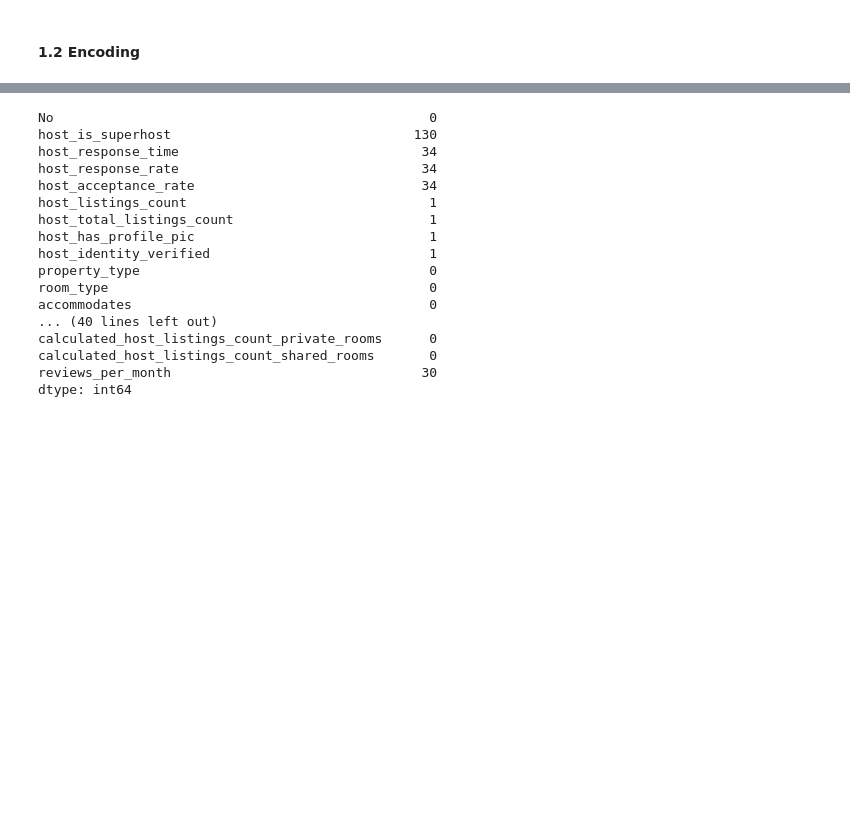
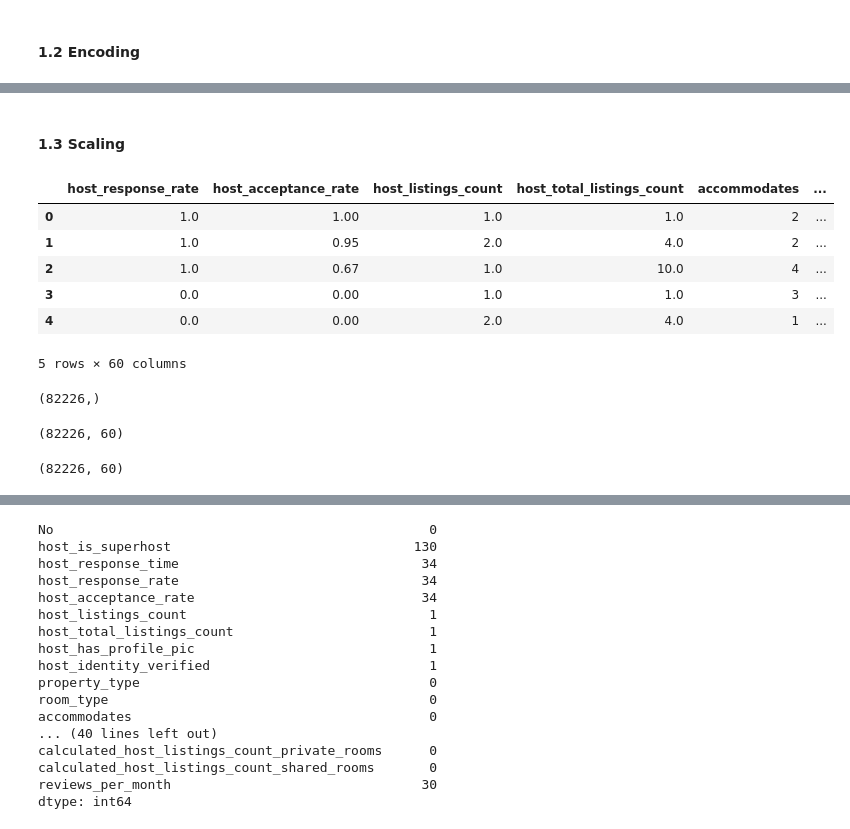
Before and after one commit to jimin3227/business_analytics_airbnb2, a Jupyter notebook: airbnb_classification.ipynb, the cells around one changed output, grey strips where cells are left out. Saved outputs shown, nothing was run; the diff lists cells and outputs as text; code cells hidden in the pictures; blank space fills up the shorter version.

```diff
--- a/airbnb_classification.ipynb
+++ b/airbnb_classification.ipynb
@@ -411,0 +436,3 @@ df2.shape
+# %%
+# Count the amenities for each listing
+df3['amenities'] = df3['amenities'].apply(lambda x: len(x.split(',')))
@@ -411,0 +448,8 @@ df2.shape
+# %%
+# Columns that are categorical and need encoding
+cat_cols = [ 'host_response_time',
+ 'host_has_profile_pic',
+ 'host_identity_verified',
+ 'room_type',
+ 'instant_bookable']
+cat_cols
@@ -411,0 +462,2 @@ df2.shape
+# %%
+df3 = pd.get_dummies(df3, columns = cat_cols, dtype=int,drop_first=True)
@@ -411,0 +478,2 @@ df2.shape
+# %% [markdown]
+#### 1.3 Scaling
@@ -411,0 +482,21 @@ df2.shape
+# %%
+y = df3.iloc[:, 0]
+x = df3.iloc[:, 1:]
+# %%
+x.head()
+# %% [output]
+|  | host_response_rate | host_acceptance_rate | host_listings_count | host_total_listings_count | accommodates | ... |
+| 0 | 1.0 | 1.00 | 1.0 | 1.0 | 2 | ... |
+| 1 | 1.0 | 0.95 | 2.0 | 4.0 | 2 | ... |
+| 2 | 1.0 | 0.67 | 1.0 | 10.0 | 4 | ... |
+| 3 | 0.0 | 0.00 | 1.0 | 1.0 | 3 | ... |
+| 4 | 0.0 | 0.00 | 2.0 | 4.0 | 1 | ... |
+5 rows × 60 columns
+# %%
+y.shape
+# %% [output]
+(82226,)
+# %%
+x.shape
+# %% [output]
+(82226, 60)
@@ -411,0 +507,5 @@ df2.shape
+# %%
+scaled_x = pd.DataFrame(scaled_x, columns=x.columns)
+scaled_x.shape
+# %% [output]
+(82226, 60)
```
Also changed, not shown: parts of 41 cells of this notebook, 2 other files.
